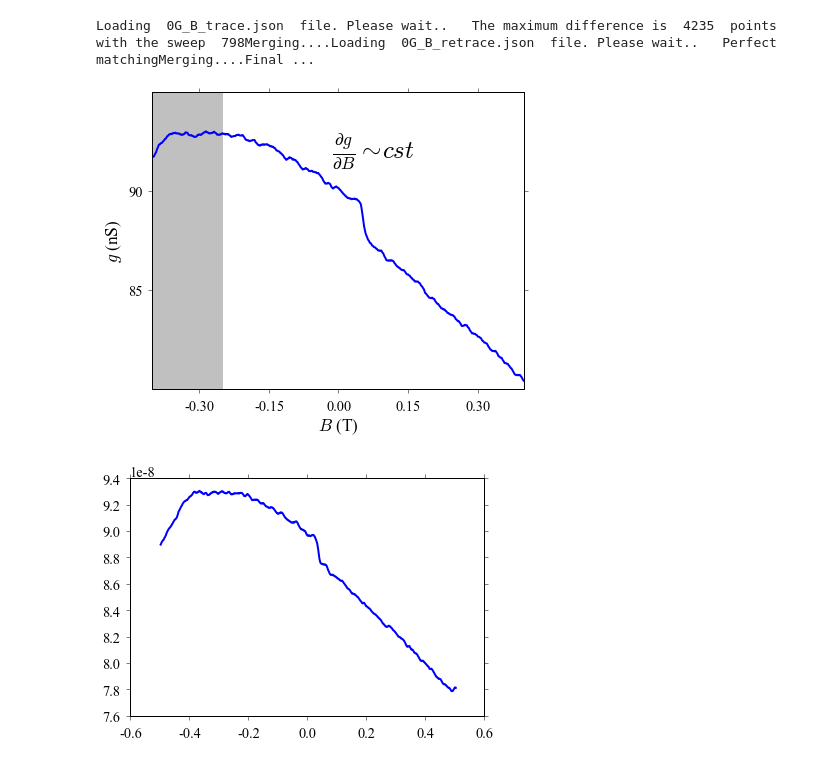
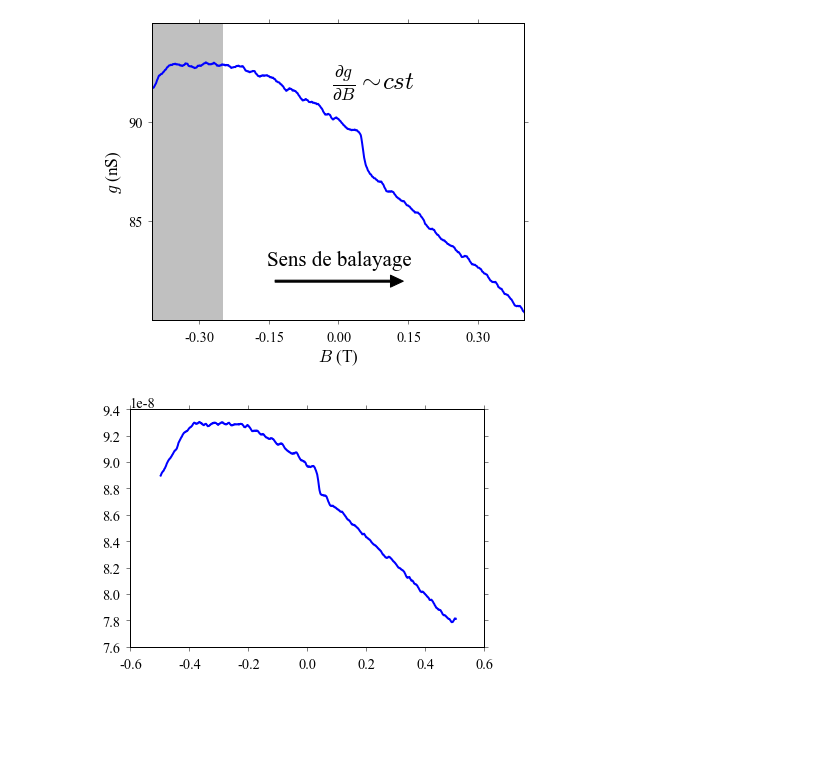
Before and after one commit to HenriqueCSJ/PhD-Thesis-Molecular-Magnetism, a Jupyter notebook: Resultats/TransInfl/TransInfl.ipynb, the cells around one changed output. Cells and saved outputs as stored; diff of their text form; code cells hidden in the pictures; blank space fills up the shorter version.

```diff
--- a/Resultats/TransInfl/TransInfl.ipynb
+++ b/Resultats/TransInfl/TransInfl.ipynb
@@ -5,8 +33,52 @@ Loading  0G_B_trace.json  file. Please wait..   The maximum difference is  4235
 # %%
-import ossys.path.append("/home/hukadan/These/")from setproc.cycle_process.classes.cycle_process import CycleProcessfrom setproc.common.functions.local_extrema import local_extremaos.chdir("/media/Iomega_HDD/Measures/Tb2C/sample3/6R/J9/Cycle/Cycle37/");Cyc37 = CycleProcess("G_B_trace.json","G_B_retrace.json",[0],"Json");fig = figure()fig.set_size_inches(6,5)ax1 = fig.add_subplot(111)T = Cyc37.trace["data"][2]B = Cyc37.trace["bias"]ax1.plot(B,T)ax1.set_xlim(-0.4,0.4)ax1.set_ylim(8e-8,9.5e-8)#aspectxmin= ax1.get_xlim()ymin= ax1.get_ylim()a1 = 1.0 * abs((xmin[0]-xmin[1])/(ymin[0]-ymin[1]))ax1.set_aspect(a1*0.8)ax1.set_xlabel("$B$ (T)")ax1.set_ylabel(r"$g$ (nS)")ax1.xaxis.set_ticks([-0.3,-0.15,0,0.15,0.3])ax1.yaxis.set_ticks([8.5e-8,9e-8])ax1.yaxis.set_ticklabels([85,90])#ax2.set_ylabel(r"$M/M_s$")tr0 = Polygon([[-0.4,8e-8],[-0.25,8e-8],[-0.25,9.5e-8],[-0.4,9.5e-8]], color="#C0C0C0")ax1.add_patch(tr0)ax1.text(0.075,9.2e-8,r"$\frac{\partial g}{\partial B} \sim cst$",fontsize=25,va="center",ha="center")fig.subplots_adjust(wspace=0.05,hspace=0.025,bottom = 0.08,top=0.98,left=0.11)#, top = 0.95, bottom = 0.08)fig.savefig("/home/hukadan/These/Manuscript/Resultats/TransInfl/TransInfl.pdf",dpi=300)
+import os
+sys.path.append("/home/hukadan/Documents/These/")
+from setproc.cycle_process.classes.cycle_process import CycleProcess
+from setproc.common.functions.local_extrema import local_extrema
+os.chdir("/media/Iomega_HDD/Measures/Tb2C/sample3/6R/J9/Cycle/Cycle37/");
+
+#Cyc37 = CycleProcess("G_B_trace.json","G_B_retrace.json",[0],"Json");
+
+
+
+fig = figure()
+fig.set_size_inches(6,5)
+ax1 = fig.add_subplot(111)
+T = Cyc37.trace["data"][2]
+B = Cyc37.trace["bias"]
+ax1.plot(B,T)
+ax1.set_xlim(-0.4,0.4)
+ax1.set_ylim(8e-8,9.5e-8)
+#aspect
+xmin= ax1.get_xlim()
+ymin= ax1.get_ylim()
+a1 = 1.0 * abs((xmin[0]-xmin[1])/(ymin[0]-ymin[1]))
+
+
+ax1.set_aspect(a1*0.8)
+
+
+
+ax1.set_xlabel("$B$ (T)")
+ax1.set_ylabel(r"$g$ (nS)")
+
+ax1.xaxis.set_ticks([-0.3,-0.15,0,0.15,0.3])
+ax1.yaxis.set_ticks([8.5e-8,9e-8])
+ax1.yaxis.set_ticklabels([85,90])
+#ax2.set_ylabel(r"$M/M_s$")
+
+tr0 = Polygon([[-0.4,8e-8],[-0.25,8e-8],[-0.25,9.5e-8],[-0.4,9.5e-8]], color="#C0C0C0")
+ax1.add_patch(tr0)
+ax1.text(0.075,9.2e-8,r"$\frac{\partial g}{\partial B} \sim cst$",fontsize=25,va="center",ha="center")
+
+ax1.text(0,8.3e-8,"Sens de balayage",size=21, va="center",ha="center")
+ax1.annotate('', xy=(0.15, 8.2e-8), xytext=(-0.15, 8.2e-8), arrowprops=dict(facecolor='black',shrink=0.04,width=2))
+
+
+fig.subplots_adjust(wspace=0.05,hspace=0.025,bottom = 0.08,top=0.98,left=0.11)#, top = 0.95, bottom = 0.08)
+fig.savefig("/home/hukadan/Documents/These/PhD-Thesis-Molecular-Magnetism/Resultats/TransInfl/TransInfl.pdf",dpi=300)
 # %% [output]
-Loading  0G_B_trace.json  file. Please wait..   The maximum difference is  4235  points with the sweep  798Merging....Loading  0G_B_retrace.json  file. Please wait..   Perfect matchingMerging....Final ...
-[figure, old version]
+[figure, new version]
 # %%
 ax1.text?
 # %%
```
Also changed, not shown: parts of 2 cells of this notebook, 8 other files.
